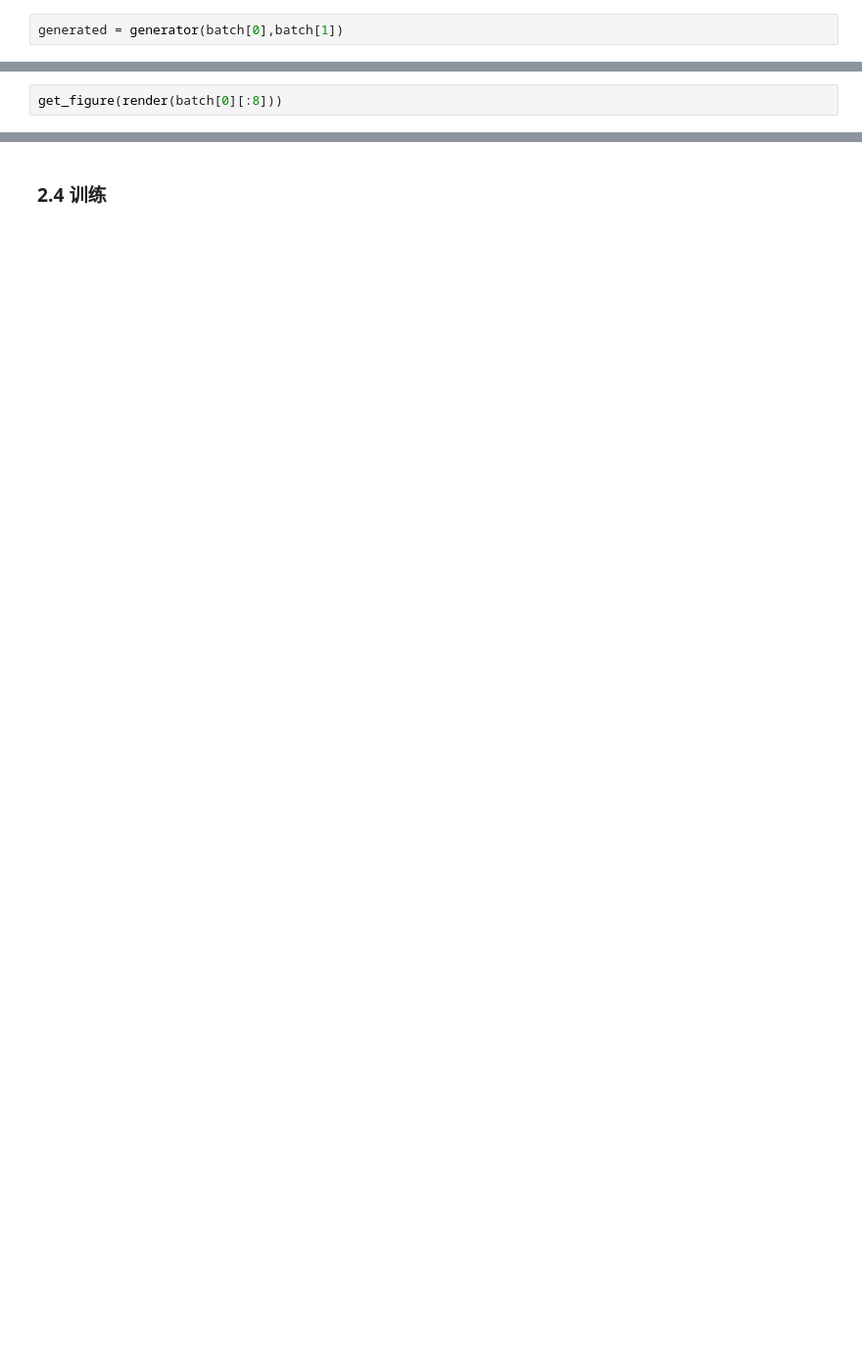
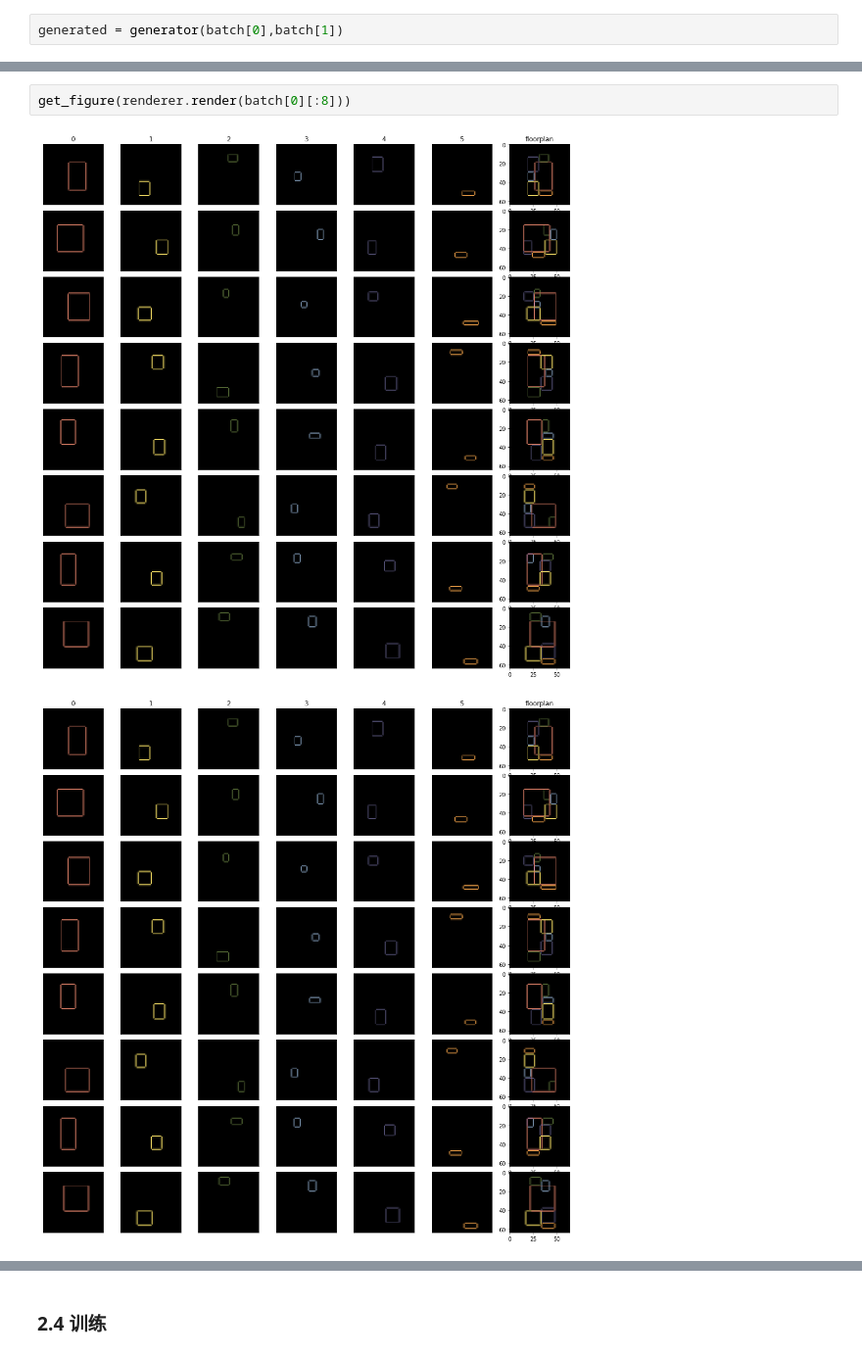
Before and after one commit to luozn15/FloorplanGAN, a Jupyter notebook: FloorPlanGAN.ipynb, the cells around one changed output, grey strips where cells are left out. Shown at 98% size. Saved outputs shown, nothing was run; the diff lists cells and outputs as text; blank space fills up the shorter version.

```diff
--- a/FloorPlanGAN.ipynb
+++ b/FloorPlanGAN.ipynb
@@ -214,4 +193,7 @@ tensor(-0.3249, device='cuda:0', grad_fn=<MeanBackward0>)
 # %%
-get_figure(render(batch[0][:8]))
+get_figure(renderer.render(batch[0][:8]))
+# %% [output]
+[figure, added]
+[figure, added]
 # %%
 draw_table(batch[0][0])
```
Also changed, not shown: parts of 16 cells of this notebook, 7 other files.
